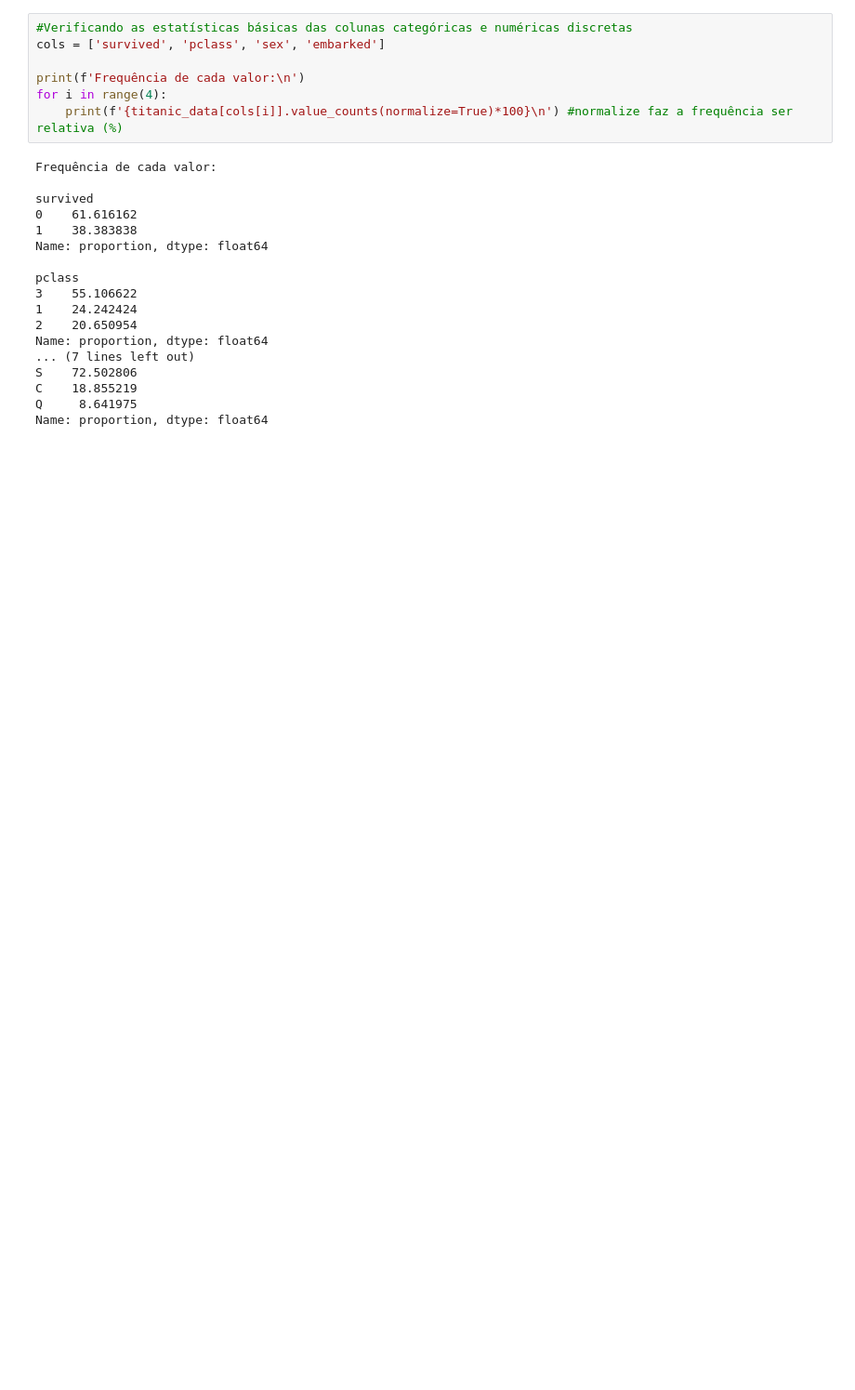
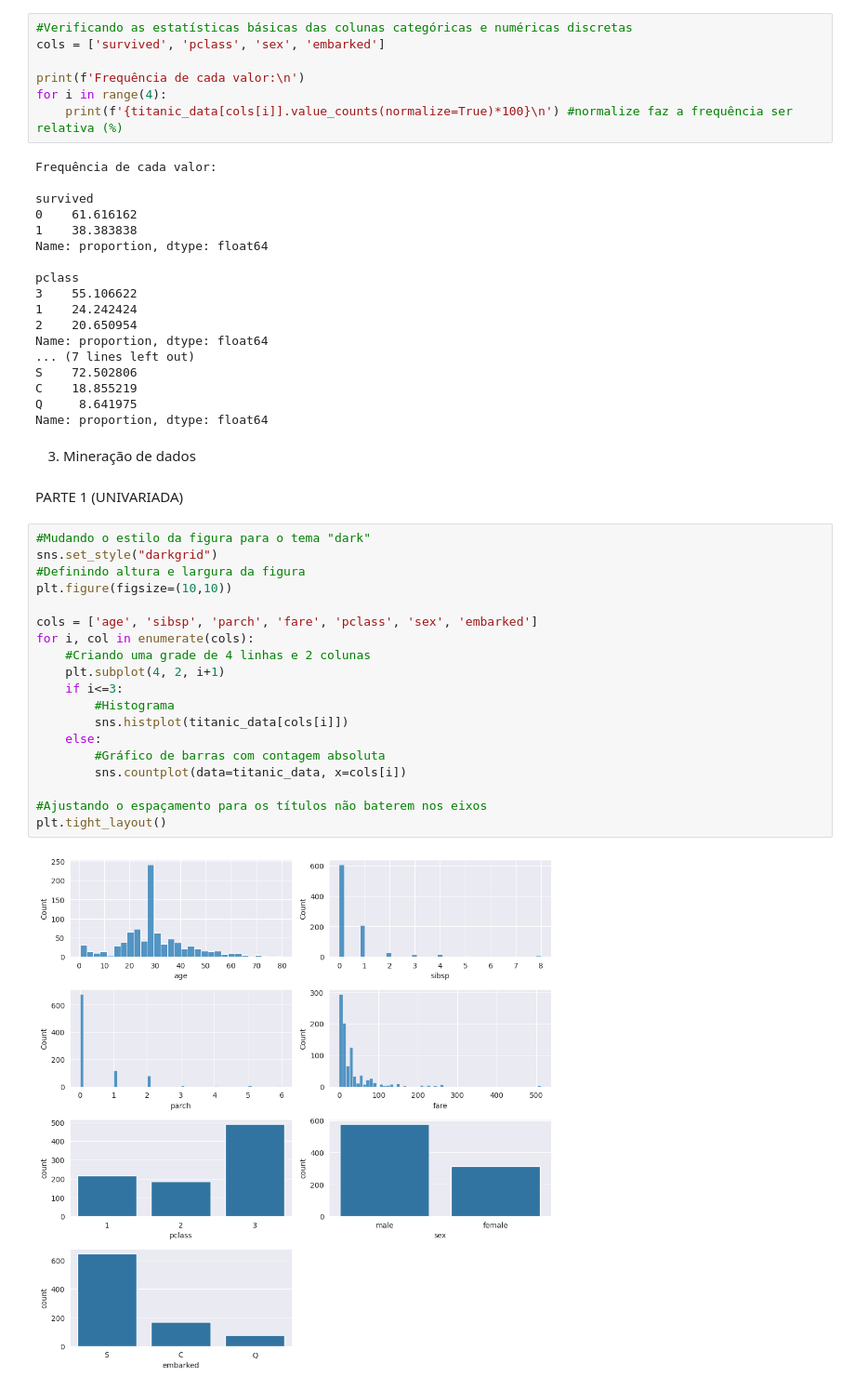
Before and after one commit to mlbvncs/Titanic_Data_Analysis, a Jupyter notebook: notebooks/main.ipynb, the cells around one changed output. Shown at 93% size. Cells and saved outputs as stored; diff of their text form; blank space fills up the shorter version.

```diff
--- a/notebooks/main.ipynb
+++ b/notebooks/main.ipynb
@@ -186,3 +194,28 @@ S    72.502806
 C    18.855219
 Q     8.641975
 Name: proportion, dtype: float64
+# %% [markdown]
+3. Mineração de dados
+# %% [markdown]
+PARTE 1 (UNIVARIADA)
+# %%
+#Mudando o estilo da figura para o tema "dark"
+sns.set_style("darkgrid")
+#Definindo altura e largura da figura
+plt.figure(figsize=(10,10))
+
+cols = ['age', 'sibsp', 'parch', 'fare', 'pclass', 'sex', 'embarked']
+for i, col in enumerate(cols):
+    #Criando uma grade de 4 linhas e 2 colunas
+    plt.subplot(4, 2, i+1)
+    if i<=3:
+        #Histograma
+        sns.histplot(titanic_data[cols[i]])
+    else:
+        #Gráfico de barras com contagem absoluta
+        sns.countplot(data=titanic_data, x=cols[i])
+
+#Ajustando o espaçamento para os títulos não baterem nos eixos
+plt.tight_layout()
+# %% [output]
+[figure, added]
```
Also changed, not shown: parts of 8 cells of this notebook, 1 other file.
